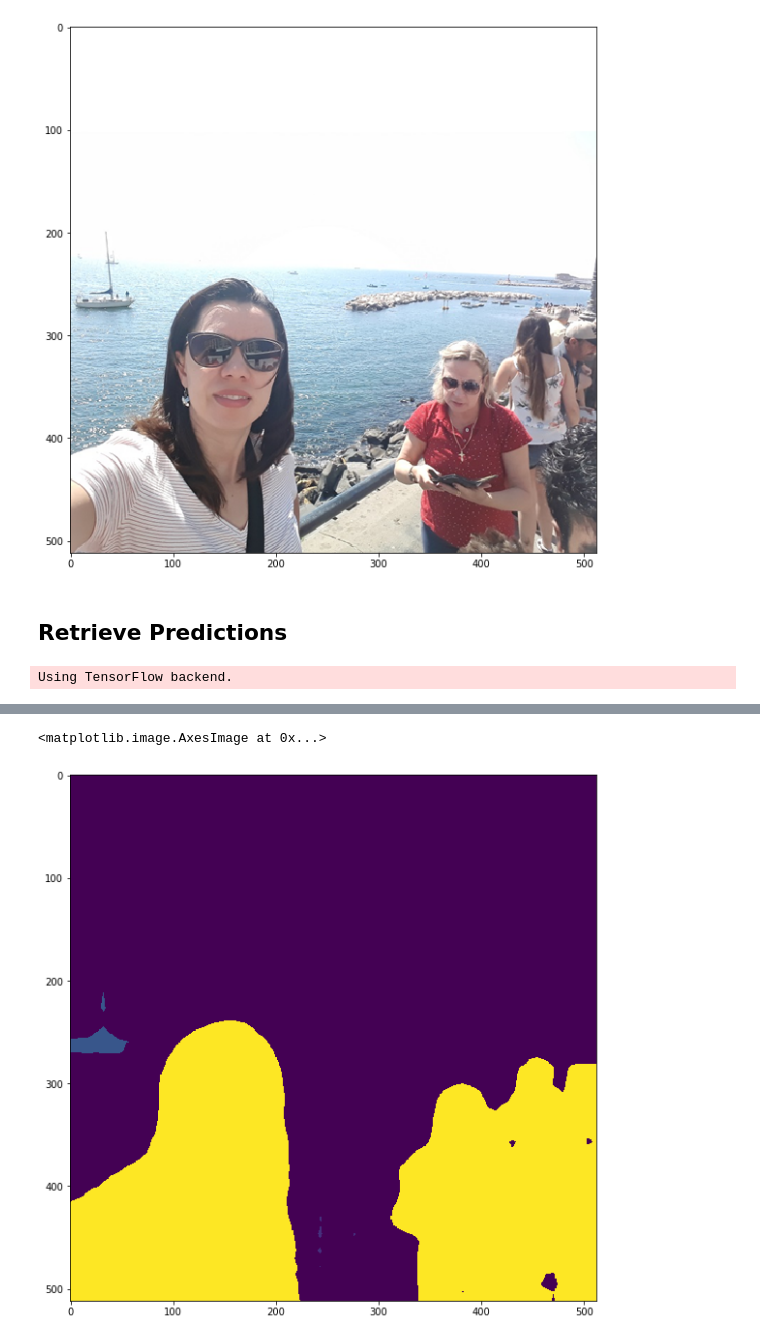
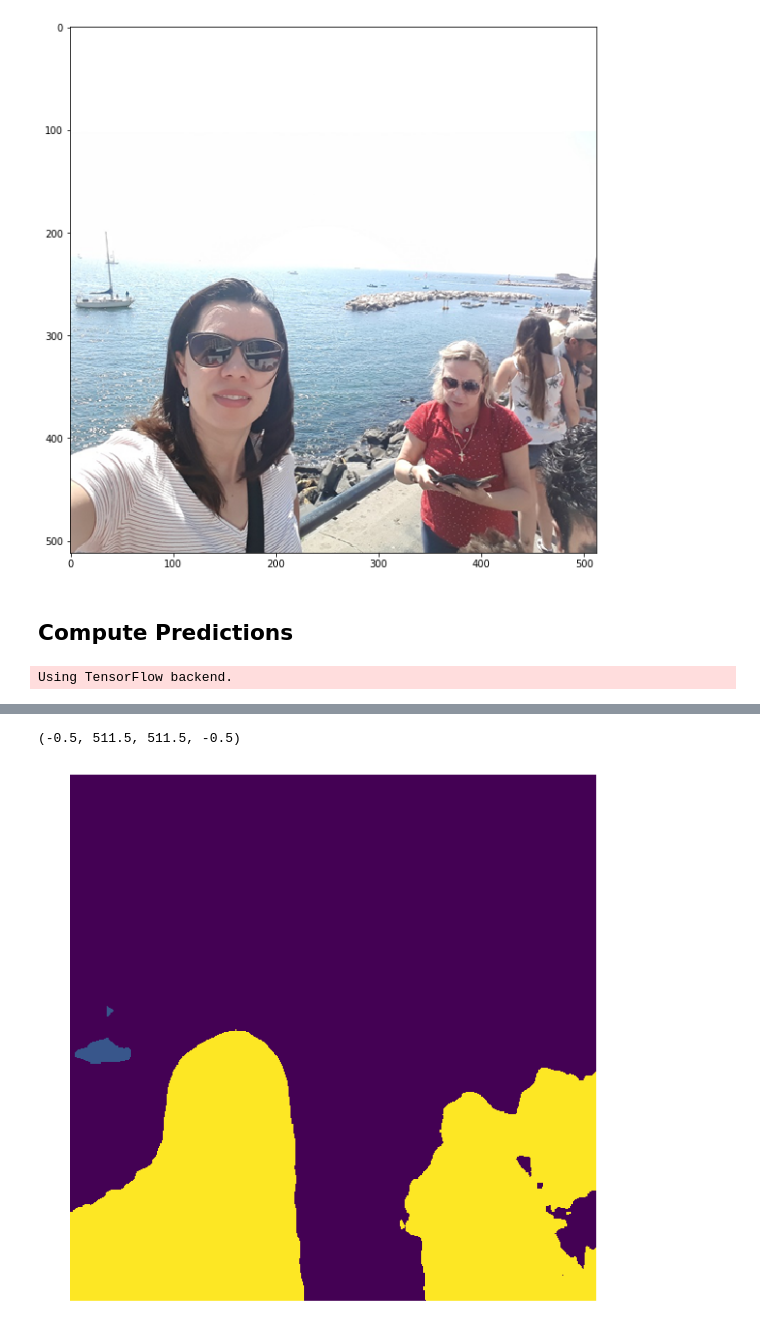
Before and after one commit to douglas125/AzureMLDeploy, a Jupyter notebook: python/MLServer - Retrieve and Classify.ipynb, the cells around one changed output, grey strips where cells are left out. Saved outputs shown, nothing was run; the diff lists cells and outputs as text; code cells hidden in the pictures.

```diff
--- a/python/MLServer - Retrieve and Classify.ipynb
+++ b/python/MLServer - Retrieve and Classify.ipynb
@@ -39,12 +40,12 @@ plt.imshow(image)
 <matplotlib.image.AxesImage at 0x...>
 [figure]
 # %% [markdown]
-## Retrieve Predictions
+## Compute Predictions
 # %%
 from matplotlib import pyplot as plt
 import cv2 # used for resize. if you dont have it, use anything else
 from deepLab import Deeplabv3
-deeplab_model = Deeplabv3()
+deeplab_model = Deeplabv3(backbone='xception')
 
 label_names = np.asarray([
     'background', 'aeroplane', 'bicycle', 'bird', 'boat', 'bottle', 'bus',
@@ -70,4 +71,6 @@ res = deeplab_model.predict(np.expand_dims(resized2,0), verbose=1)
 labels = np.argmax(res.squeeze(),-1)
 plt.figure(figsize=(10,10))
 plt.imshow(labels)
+plt.axis('off')
+#plt.savefig('mask.png')
 # %% [output]
@@ -75,5 +78,5 @@ plt.imshow(labels)
-<matplotlib.image.AxesImage at 0x...>
+(-0.5, 511.5, 511.5, -0.5)
-[figure, old version]
+[figure, new version]
 # %%
 plt.figure(figsize=(15,10))
 plt.subplot(1,2,1)
```
Also changed, not shown: parts of 11 cells of this notebook, 5 other files.
